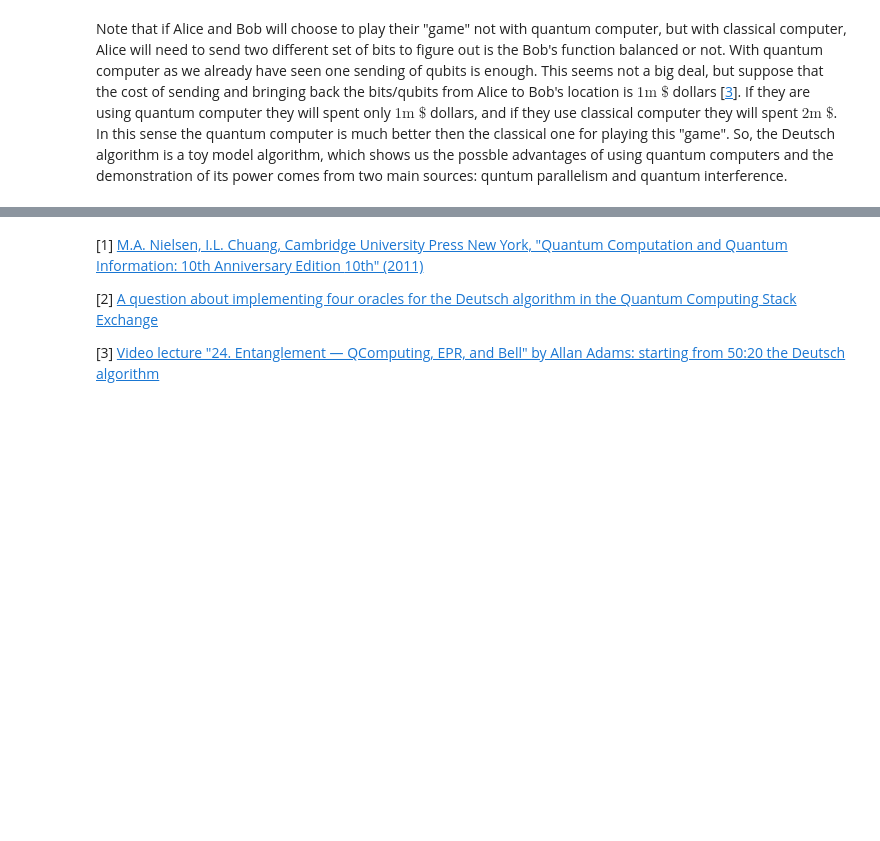
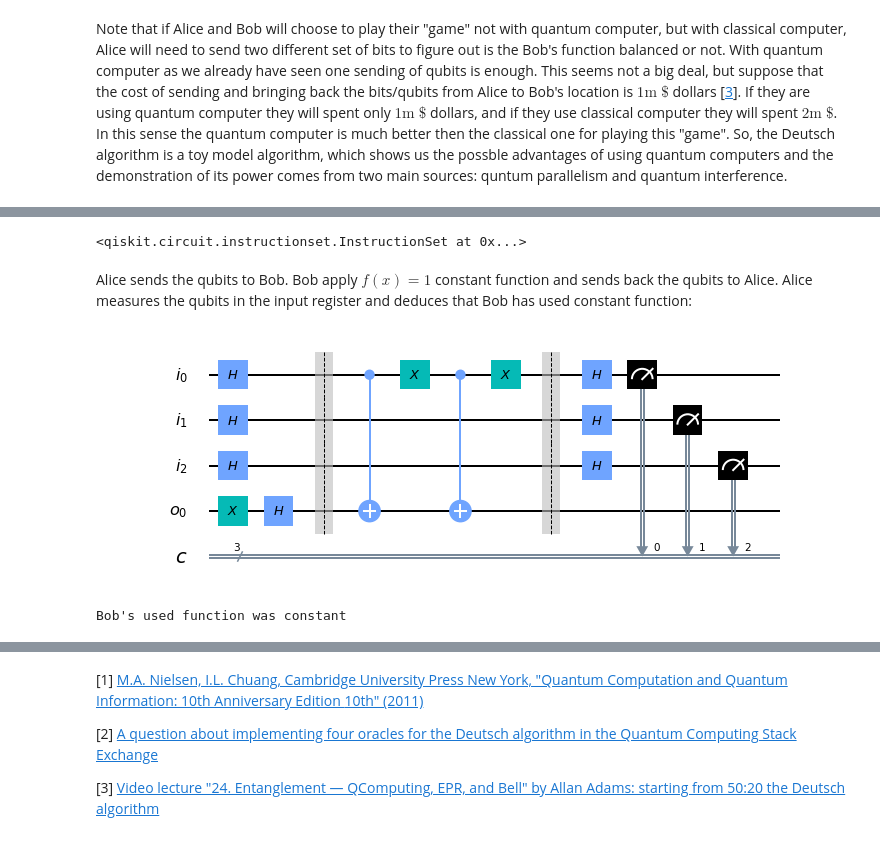
Before and after one commit to DavitKhach/quantum-algorithms-tutorials, a Jupyter notebook: quantum_parallelism_Deutsch_Jozsa.ipynb, the cells around one changed output, grey strips where cells are left out. Cells and saved outputs as stored; diff of their text form; code cells hidden in the pictures; blank space fills up the shorter version.

Commit message:
finish quantum_parallelism_Deutsch_Jozsa

```diff
--- a/quantum_parallelism_Deutsch_Jozsa.ipynb
+++ b/quantum_parallelism_Deutsch_Jozsa.ipynb
@@ -422,0 +422,58 @@ In the implementation we will restrict Bib to use only two functionse: one is co
+# %%
+# Alice qubit preparation
+input_register = QuantumRegister(3, "i")
+output_register = QuantumRegister(1, "o")
+classical_register = ClassicalRegister(3, "c")
+
+circuit_Deutsch_Jozsa = QuantumCircuit(input_register, output_register, classical_register)
+
+# prepare the qubit in the output register in the |1> state
+circuit_Deutsch_Jozsa.x(output_register[0])
+
+# Hadamard gates on both input and ouput registers
+circuit_Deutsch_Jozsa.h(input_register) # Hadamard gate is applied to all qubits in the input_register
+circuit_Deutsch_Jozsa.h(output_register[0])
+
+# add an barrier
+circuit_Deutsch_Jozsa.barrier()
+# %% [output]
+<qiskit.circuit.instructionset.InstructionSet at 0x...>
+# %% [markdown]
+Alice sends the qubits to Bob. Bob apply $f(x) = 1$ constant function and sends back the qubits to Alice. Alice measures the qubits in the input register and deduces that Bob has used constant function:
+# %%
+# Circuit for the constant case
+circtuit_Deutsch_Jozsa_constant  = QuantumCircuit(input_register, output_register, classical_register)
+circtuit_Deutsch_Jozsa_constant += circuit_Deutsch_Jozsa
+
+# implementing f(x) = 1 constant function
+circtuit_Deutsch_Jozsa_constant.cx(input_register[0], output_register[0])
+circtuit_Deutsch_Jozsa_constant.x(input_register[0])
+circtuit_Deutsch_Jozsa_constant.cx(input_register[0], output_register[0])
+circtuit_Deutsch_Jozsa_constant.x(input_register[0])
+
+# add an barrier
+circtuit_Deutsch_Jozsa_constant.barrier()
+
+# final Hadamard gates applyed on all qubits in the input_register
+circtuit_Deutsch_Jozsa_constant.h(input_register)
+
+
+# measurments executed for all qubits in the input_register
+circtuit_Deutsch_Jozsa_constant.measure(input_register, classical_register)
+
+# draw the circuit
+%matplotlib inline
+circtuit_Deutsch_Jozsa_constant.draw(output="mpl")
+# %% [output]
+[figure, added]
+# %%
+# The execution of the circuit
+counts = execute(circtuit_Deutsch_Jozsa_constant, simulator, shots=1024).result().get_counts()
+
+# Alice checks if Bob's function was constant or balanced
+if '000' in counts:
+    print("Bob's used function was constant")
+elif measurement_result == '1':
+    print("Bob's used function was balanced")
+# %% [output]
+Bob's used function was constant
```
Also changed, not shown: parts of 8 cells of this notebook.
